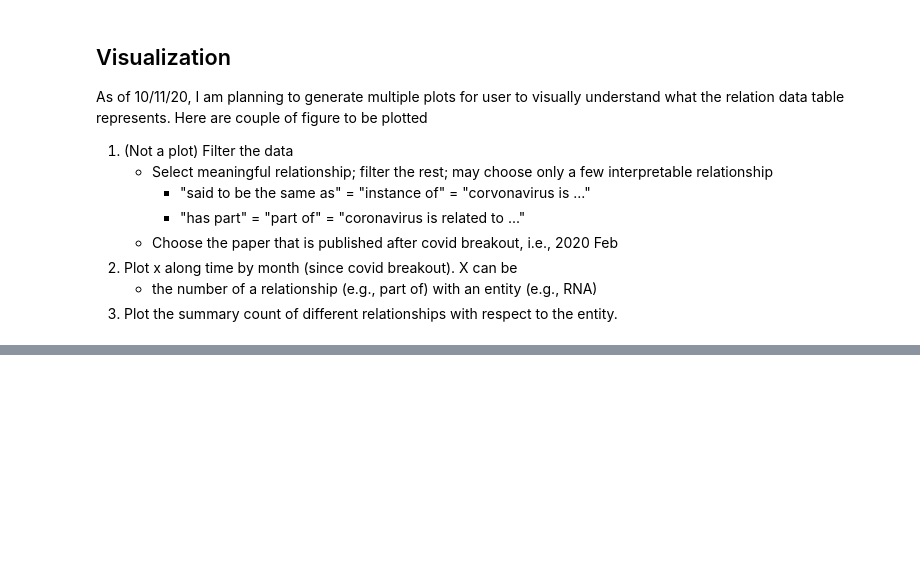
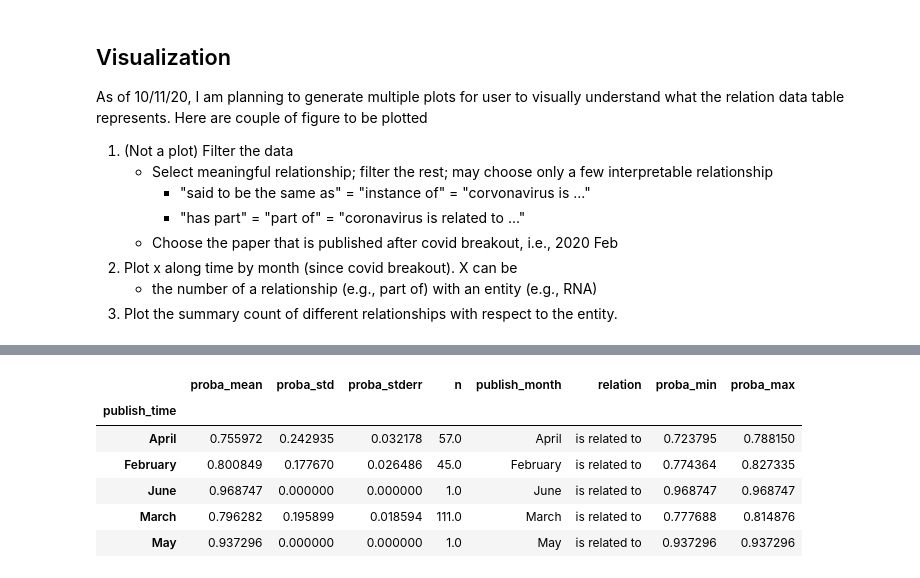
Before and after one commit to panas89/coronaBreakSuck2020, a Jupyter notebook: notebooks/main_kch_relation_extraction.ipynb, the cells around one changed output, grey strips where cells are left out. Saved outputs shown, nothing was run; the diff lists cells and outputs as text; code cells hidden in the pictures; blank space fills up the shorter version.

Commit message:
Implement several Altair visualization for the relationship extraction

```diff
--- a/notebooks/main_kch_relation_extraction.ipynb
+++ b/notebooks/main_kch_relation_extraction.ipynb
@@ -160,21 +166,3 @@ As of 10/11/20, I am planning to generate multiple plots for user to visually un
 2. Plot x along time by month (since covid breakout). X can be
     - the number of a relationship (e.g., part of) with an entity (e.g., RNA)
 3. Plot the summary count of different relationships with respect to the entity.
-# %%
-# ---------- Create a new dataframe to stores explicitly of all the relationship extracted
-# string to list
-rs = [ast.literal_eval(x) for x in df_r['relations'].dropna().tolist()]
-
-# flatten the arrays
-all_rs = []
-for r in rs:
-    for i in r:
-        all_rs.append(i)
-
-# format to pandas
-rs = []
-for r in all_rs:
-    rs.append([r[0], r[1], r[2][0], r[2][1]])
-df_new = pd.DataFrame(rs)
-df_new.columns = ['keyword1', 'keyword2', 'relation', 'probability']
-df_new.head(3)
@@ -260,0 +254,50 @@ df_new['relation'].tolist()
+# %%
+# ========================================
+# keyword-specific plot
+# - Choose a particular keyword
+# - Each relation will have a line plot
+# - Aggregated probability per month
+# ========================================
+kw = 'age'
+relations = ['is related to', 'is']
+
+# base plot
+chart_col = alt.vconcat().configure_axis(
+    labelFontSize=20,
+    titleFontSize=20
+).configure_title(
+    fontSize=20,
+)
+
+# create groups
+df_grps = []
+for relation in relations:
+    # sub-df
+    df_sg = df_new.loc[(df_new['keyword'] == kw) & (df_new['relation']==relation), :]
+
+    # aggregated data
+    grp = df_sg.groupby(df_sg['publish_time'].dt.strftime('%B'))['probability']
+    statistics = [grp.mean(), grp.std(), grp.sem(), grp.count()]
+    df_grp = pd.DataFrame(statistics).transpose()
+    df_grp.columns = ['proba_mean', 'proba_std', 'proba_stderr', 'n']
+    df_grp = df_grp.fillna(0)
+
+    # new column
+    df_grp['publish_month'] = df_grp.index
+    df_grp['relation'] = relation
+    df_grp['proba_min'] = df_grp['proba_mean'] - df_grp['proba_stderr']
+    df_grp['proba_max'] = df_grp['proba_mean'] + df_grp['proba_stderr']
+
+
+    # append
+    df_grps.append(df_grp)
+df_grps = pd.concat(df_grps)
+df_grps
+# %% [output]
+|  | proba_mean | proba_std | proba_stderr | n | publish_month | relation | proba_min | proba_max |
+| publish_time |  |  |  |  |  |  |  |  |
+| April | 0.755972 | 0.242935 | 0.032178 | 57.0 | April | is related to | 0.723795 | 0.788150 |
+| February | 0.800849 | 0.177670 | 0.026486 | 45.0 | February | is related to | 0.774364 | 0.827335 |
+| June | 0.968747 | 0.000000 | 0.000000 | 1.0 | June | is related to | 0.968747 | 0.968747 |
+| March | 0.796282 | 0.195899 | 0.018594 | 111.0 | March | is related to | 0.777688 | 0.814876 |
+| May | 0.937296 | 0.000000 | 0.000000 | 1.0 | May | is related to | 0.937296 | 0.937296 |
```
Also changed, not shown: parts of 15 cells of this notebook, 1 other file.
